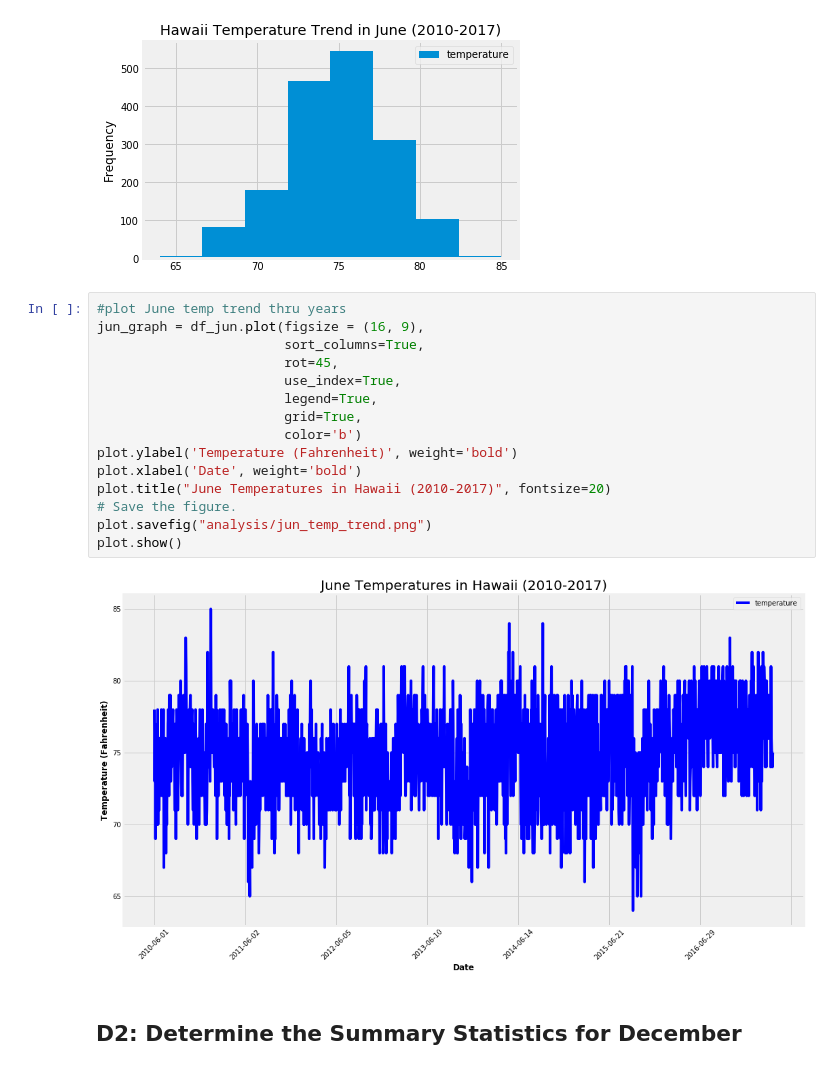
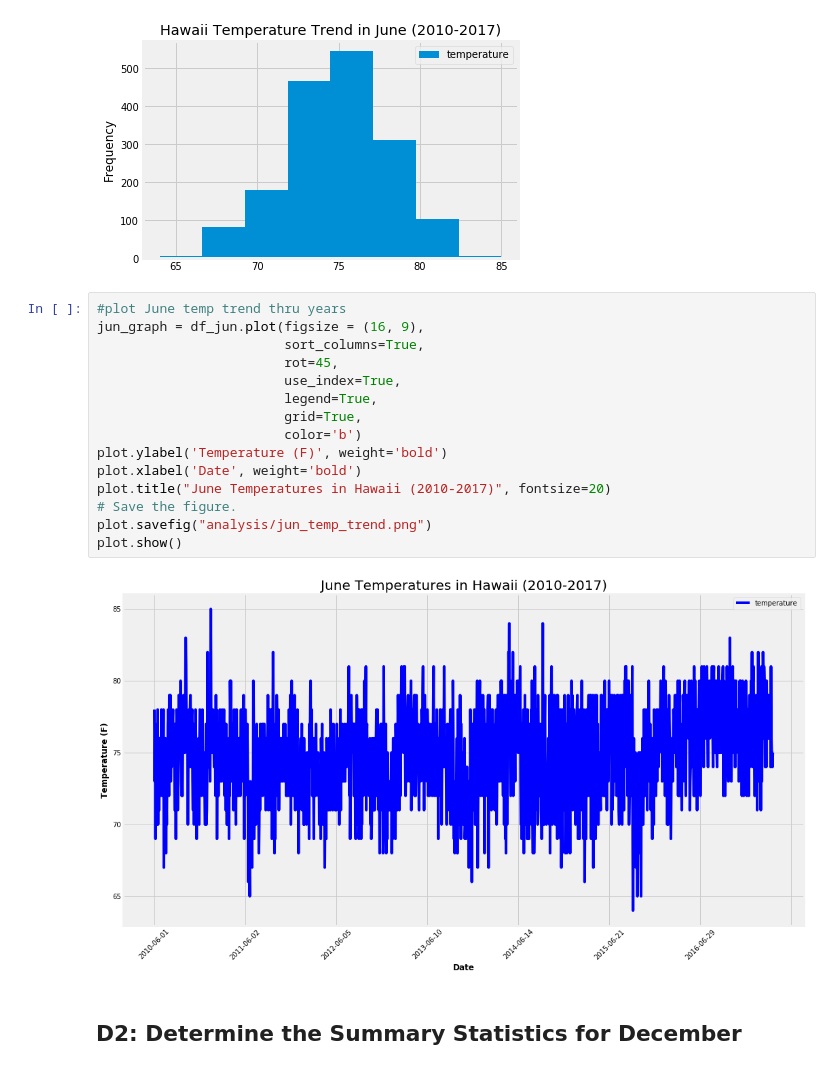
Before and after one commit to jojobear2020/Surfs_Up, a Jupyter notebook: SurfsUp_Challenge.ipynb, the cells around one changed output. Drawn from its saved outputs; the diff is of its cells as text.

```diff
--- a/SurfsUp_Challenge.ipynb
+++ b/SurfsUp_Challenge.ipynb
@@ -95,20 +95,20 @@ plot.savefig("analysis/jun_temp_occurence.png")
 # %%
 #plot June temp trend thru years
 jun_graph = df_jun.plot(figsize = (16, 9),
                         sort_columns=True,
                         rot=45,
                         use_index=True,
                         legend=True,
                         grid=True,
                         color='b')
-plot.ylabel('Temperature (Fahrenheit)', weight='bold')
+plot.ylabel('Temperature (F)', weight='bold')
 plot.xlabel('Date', weight='bold')
 plot.title("June Temperatures in Hawaii (2010-2017)", fontsize=20)
 # Save the figure.
 plot.savefig("analysis/jun_temp_trend.png")
 plot.show()
 # %% [output]
-[figure, old version]
+[figure, new version]
 # %% [markdown]
 ## D2: Determine the Summary Statistics for December
 # %%
```
Also changed, not shown: parts of 2 cells of this notebook.
